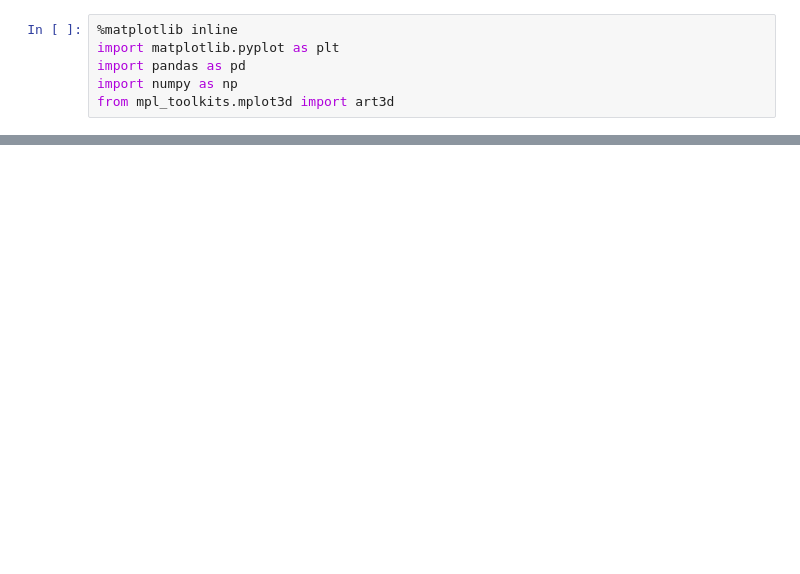
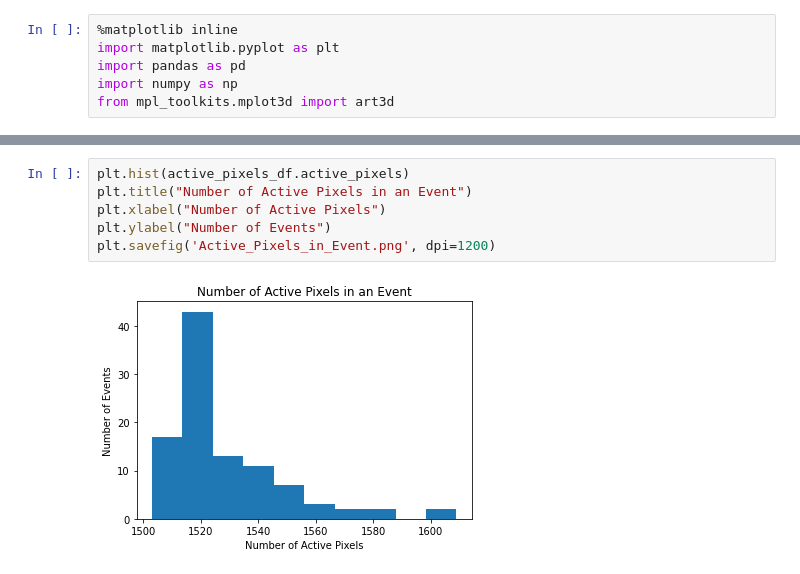
Before and after one commit to Eikenbcr/DUNE, a Jupyter notebook: Warmup/PyMacros/Warmup_Pandas.ipynb, the cells around one changed output, grey strips where cells are left out. Saved outputs shown, nothing was run; the diff lists cells and outputs as text; blank space fills up the shorter version.

```diff
--- a/Warmup/PyMacros/Warmup_Pandas.ipynb
+++ b/Warmup/PyMacros/Warmup_Pandas.ipynb
@@ -99,5 +88,13 @@ draw_3d_lines(xi_0, yi_0, zi_0, xf_0, yf_0, zf_0)
 plt.savefig('HitTracks_3D.png', dpi=1200)
 # %% [output]
 [figure]
+# %%
+plt.hist(active_pixels_df.active_pixels)
+plt.title("Number of Active Pixels in an Event")
+plt.xlabel("Number of Active Pixels")
+plt.ylabel("Number of Events")
+plt.savefig('Active_Pixels_in_Event.png', dpi=1200)
+# %% [output]
+[figure, added]
 # %%
 fig = plt.figure()
```
Also changed, not shown: parts of 16 cells of this notebook, 10 other files.
